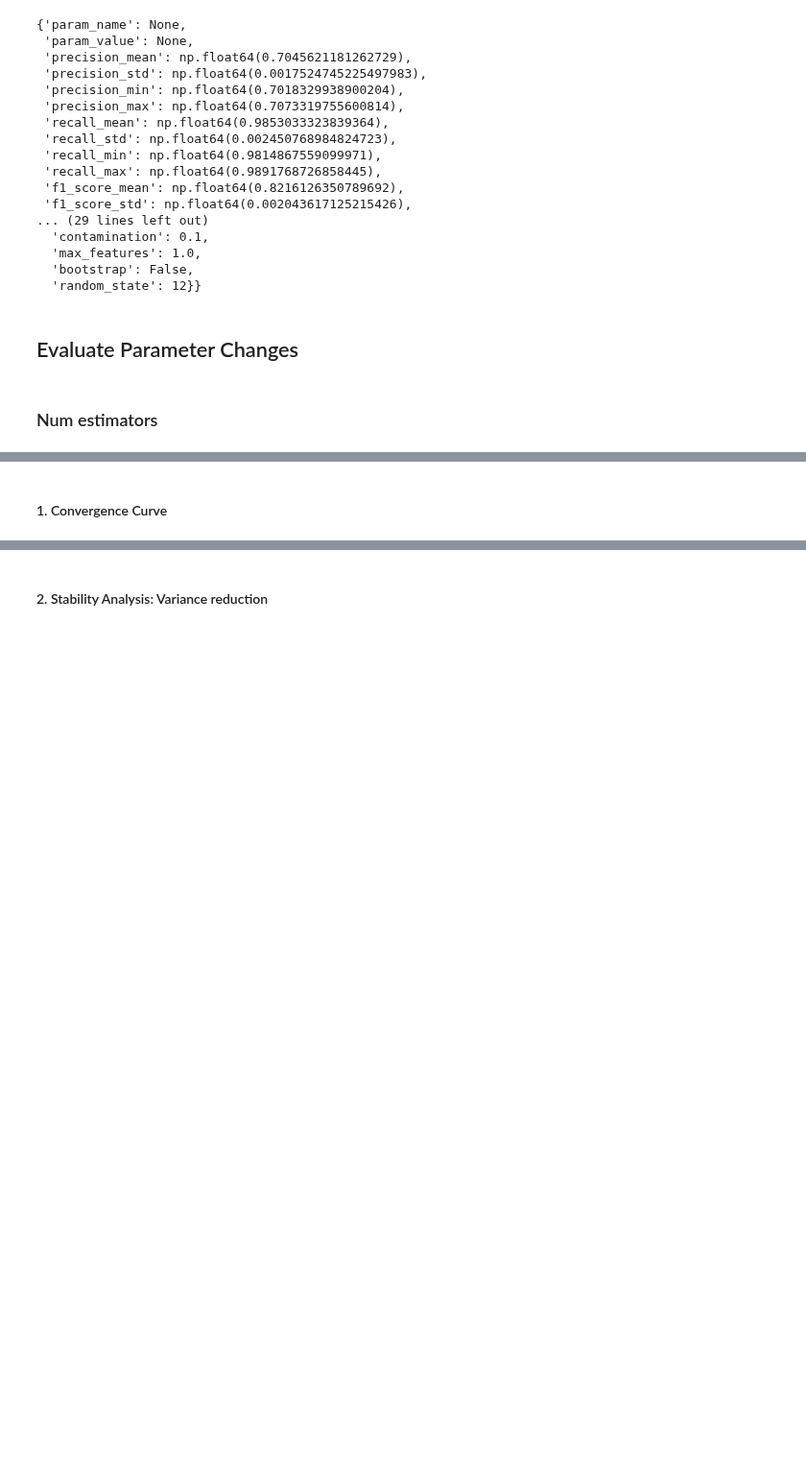
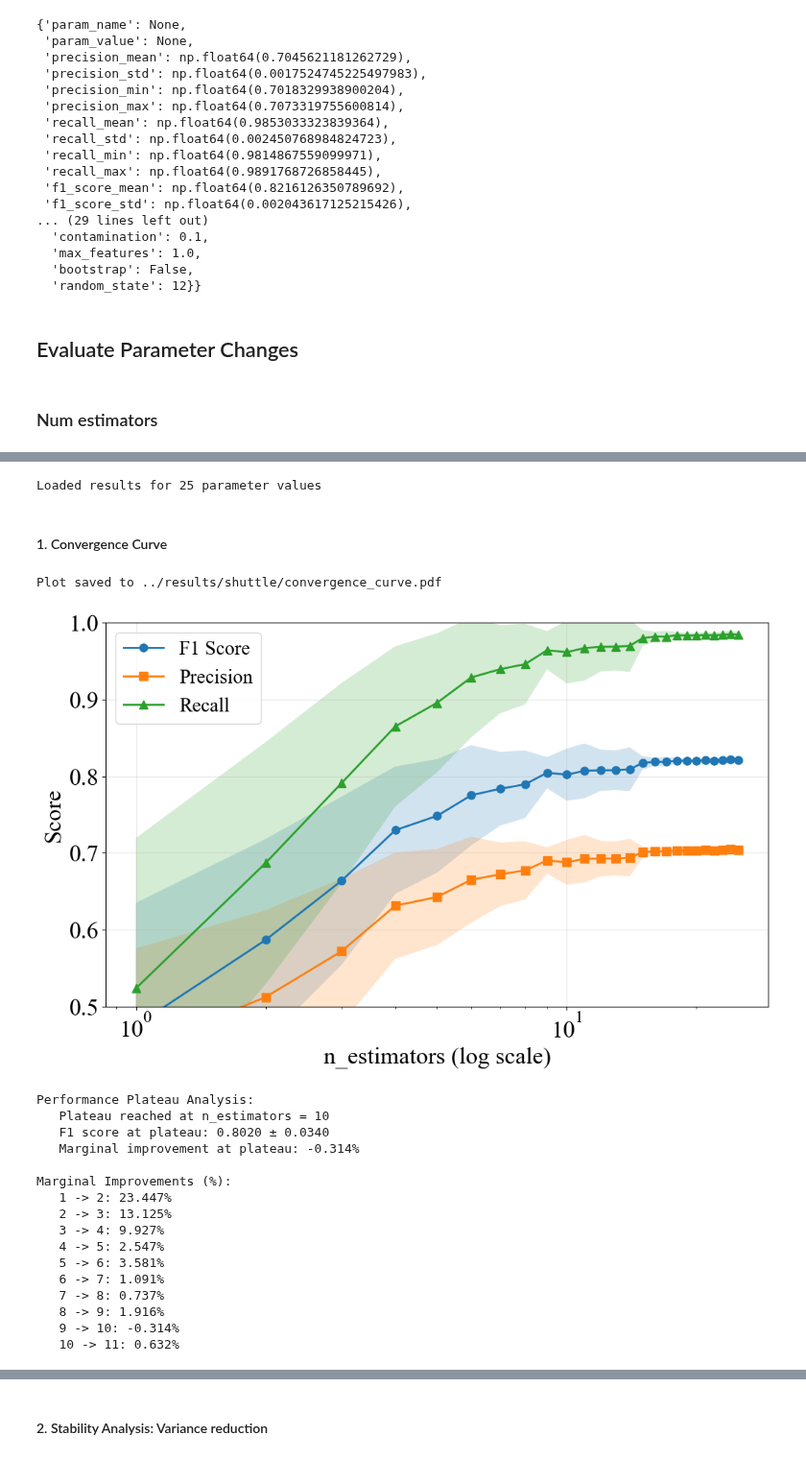
Before and after one commit to Voltzz9/ml441_assignments, a Jupyter notebook: assign4/notebooks/01_shuttle.ipynb, the cells around one changed output, grey strips where cells are left out. Shown at 96% size. Cells and saved outputs as stored; diff of their text form; code cells hidden in the pictures; blank space fills up the shorter version.

Commit message:
Change to narrow num estimators

```diff
--- a/assign4/notebooks/01_shuttle.ipynb
+++ b/assign4/notebooks/01_shuttle.ipynb
@@ -222,2 +269,66 @@ Running Isolation Forest with n_estimators=1250
+# %%
+# Load the results
+df_results = pd.read_csv(os.path.join(results_dir, 'num_est_results_narrow.csv'))
+
+# Extract data
+param_sizes = df_results['param_value'].tolist()
+precision_mean = df_results['precision_mean'].tolist()
+precision_std = df_results['precision_std'].tolist()
+recall_mean = df_results['recall_mean'].tolist()
+recall_std = df_results['recall_std'].tolist()
+f1_mean = df_results['f1_score_mean'].tolist()
+f1_std = df_results['f1_score_std'].tolist()
+training_times = df_results['training_time_mean'].tolist()
+
+print(f"Loaded results for {len(param_sizes)} parameter values")
+# %% [output]
+Loaded results for 25 parameter values
 # %% [markdown]
 #### 1. Convergence Curve
+# %%
+plot_convergence_curve(
+    param_sizes=param_sizes,
+    precision_mean=precision_mean,
+    precision_std=precision_std,
+    recall_mean=recall_mean,
+    recall_std=recall_std,
+    f1_mean=f1_mean,
+    f1_std=f1_std,
+    param_name='n_estimators',
+    save_path=os.path.join(results_dir, 'convergence_curve.pdf')
+)
+
+# analyse plateau point
+plateau_idx, plateau_value, improvements = analyze_plateau_point(param_sizes, f1_mean, threshold=0.001)
+
+if plateau_idx is not None:
+    print(f"\nPerformance Plateau Analysis:")
+    print(f"   Plateau reached at n_estimators = {plateau_value}")
+    print(f"   F1 score at plateau: {f1_mean[plateau_idx]:.4f} ± {f1_std[plateau_idx]:.4f}")
+    print(f"   Marginal improvement at plateau: {improvements[plateau_idx-1]*100:.3f}%")
+else:
+    print("\nNo clear plateau detected - performance still improving")
+
+# show marginal improvements
+print(f"\nMarginal Improvements (%):")
+for i in range(min(10, len(improvements))):
+    print(f"   {param_sizes[i]} -> {param_sizes[i+1]}: {improvements[i]*100:.3f}%")
+# %% [output]
+Plot saved to ../results/shuttle/convergence_curve.pdf
+[figure, added]
+Performance Plateau Analysis:
+   Plateau reached at n_estimators = 10
+   F1 score at plateau: 0.8020 ± 0.0340
+   Marginal improvement at plateau: -0.314%
+
+Marginal Improvements (%):
+   1 -> 2: 23.447%
+   2 -> 3: 13.125%
+   3 -> 4: 9.927%
+   4 -> 5: 2.547%
+   5 -> 6: 3.581%
+   6 -> 7: 1.091%
+   7 -> 8: 0.737%
+   8 -> 9: 1.916%
+   9 -> 10: -0.314%
+   10 -> 11: 0.632%
```
Also changed, not shown: parts of 16 cells of this notebook, 9 other files.
